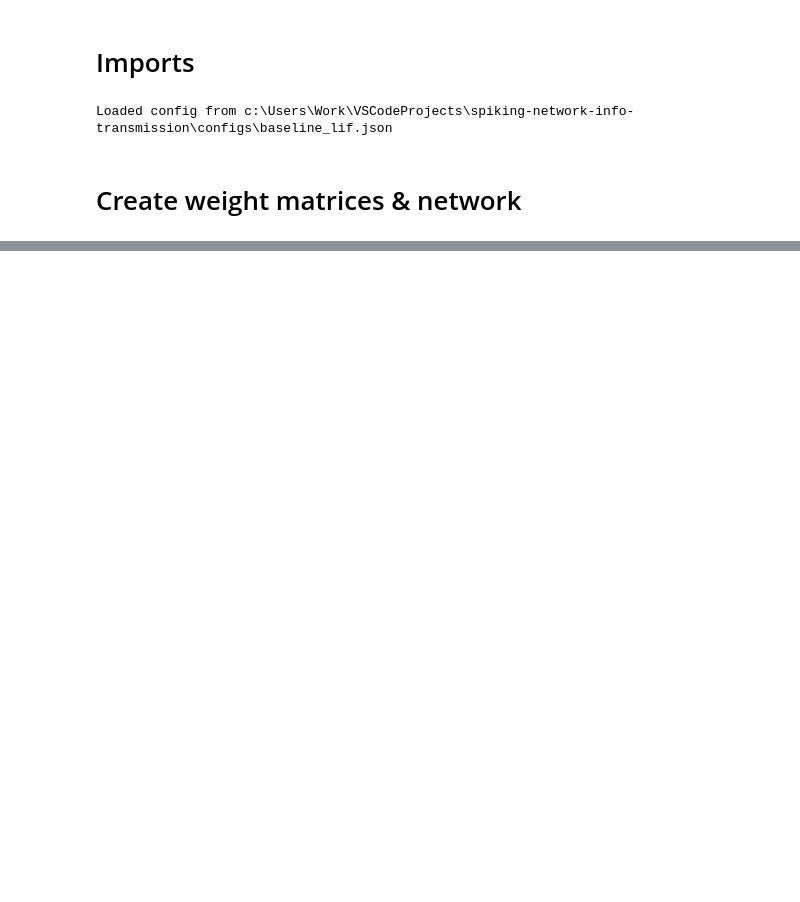
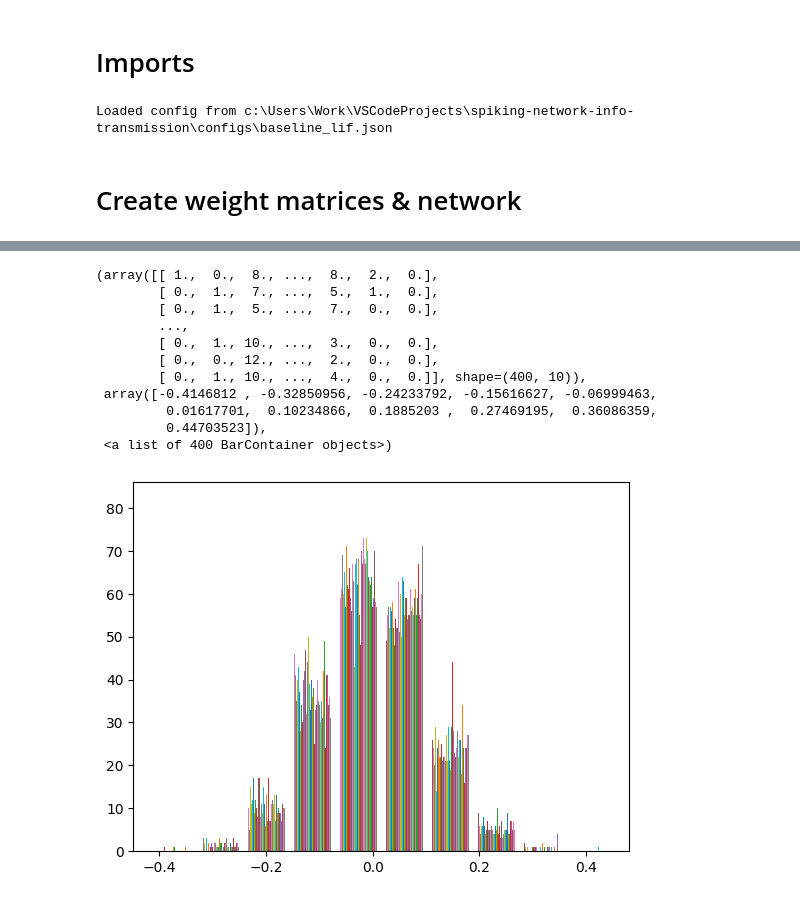
Before and after one commit to H-27/spiking-network-info-transmission, a Jupyter notebook: notebooks/network_display.ipynb, the cells around one changed output, grey strips where cells are left out. Saved outputs shown, nothing was run; the diff lists cells and outputs as text; code cells hidden in the pictures; blank space fills up the shorter version.

```diff
--- a/notebooks/network_display.ipynb
+++ b/notebooks/network_display.ipynb
@@ -71,0 +129,15 @@ IndexError: index 200 is out of bounds for dimension 0 with size 200
+# %%
+plt.hist(np.random.normal(loc=config["noise_mean"], scale=config["noise_scale"], size=(200, 400)))
+# %% [output]
+(array([[ 1.,  0.,  8., ...,  8.,  2.,  0.],
+        [ 0.,  1.,  7., ...,  5.,  1.,  0.],
+        [ 0.,  1.,  5., ...,  7.,  0.,  0.],
+        ...,
+        [ 0.,  1., 10., ...,  3.,  0.,  0.],
+        [ 0.,  0., 12., ...,  2.,  0.,  0.],
+        [ 0.,  1., 10., ...,  4.,  0.,  0.]], shape=(400, 10)),
+ array([-0.4146812 , -0.32850956, -0.24233792, -0.15616627, -0.06999463,
+         0.01617701,  0.10234866,  0.1885203 ,  0.27469195,  0.36086359,
+         0.44703523]),
+ <a list of 400 BarContainer objects>)
+[figure, added]
```
Also changed, not shown: parts of 5 cells of this notebook, 4 other files.
